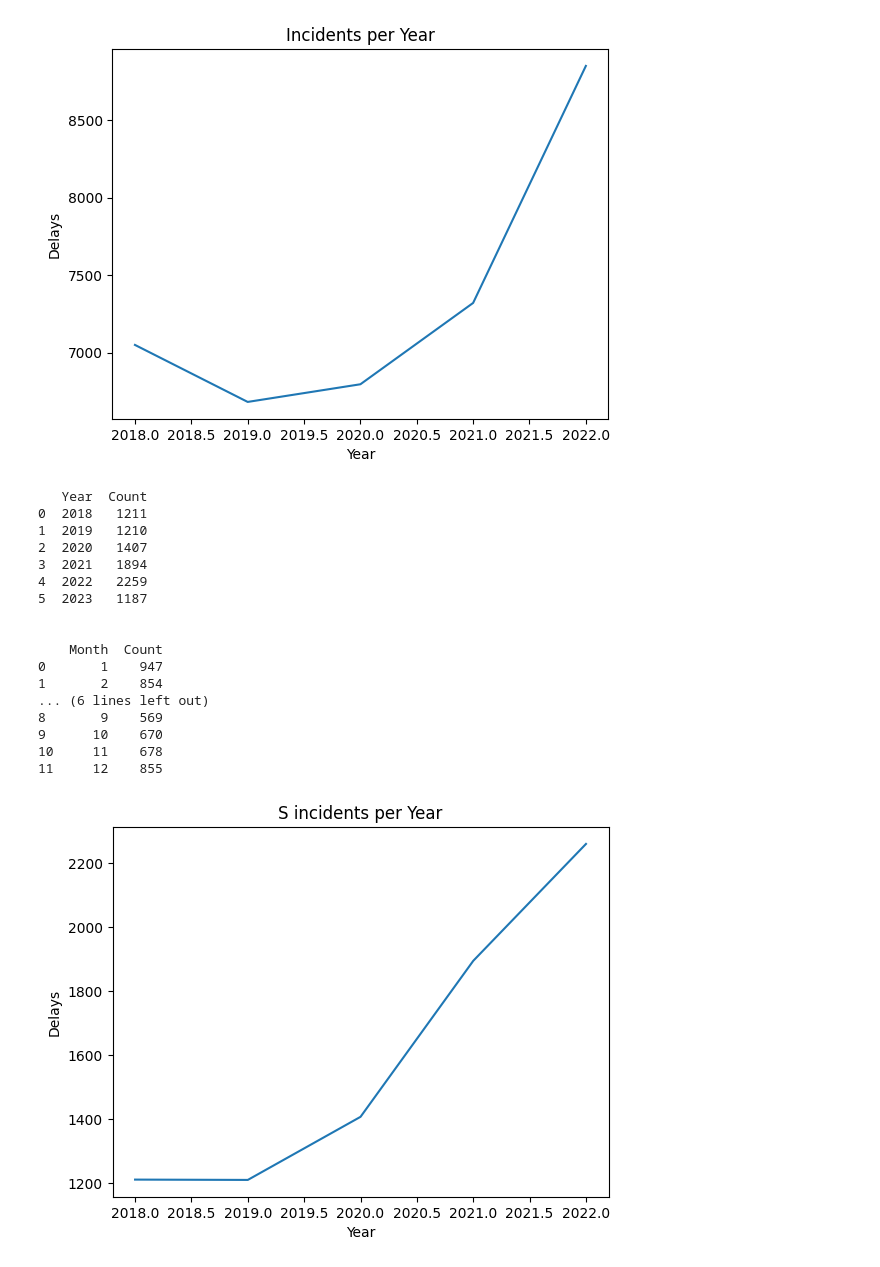
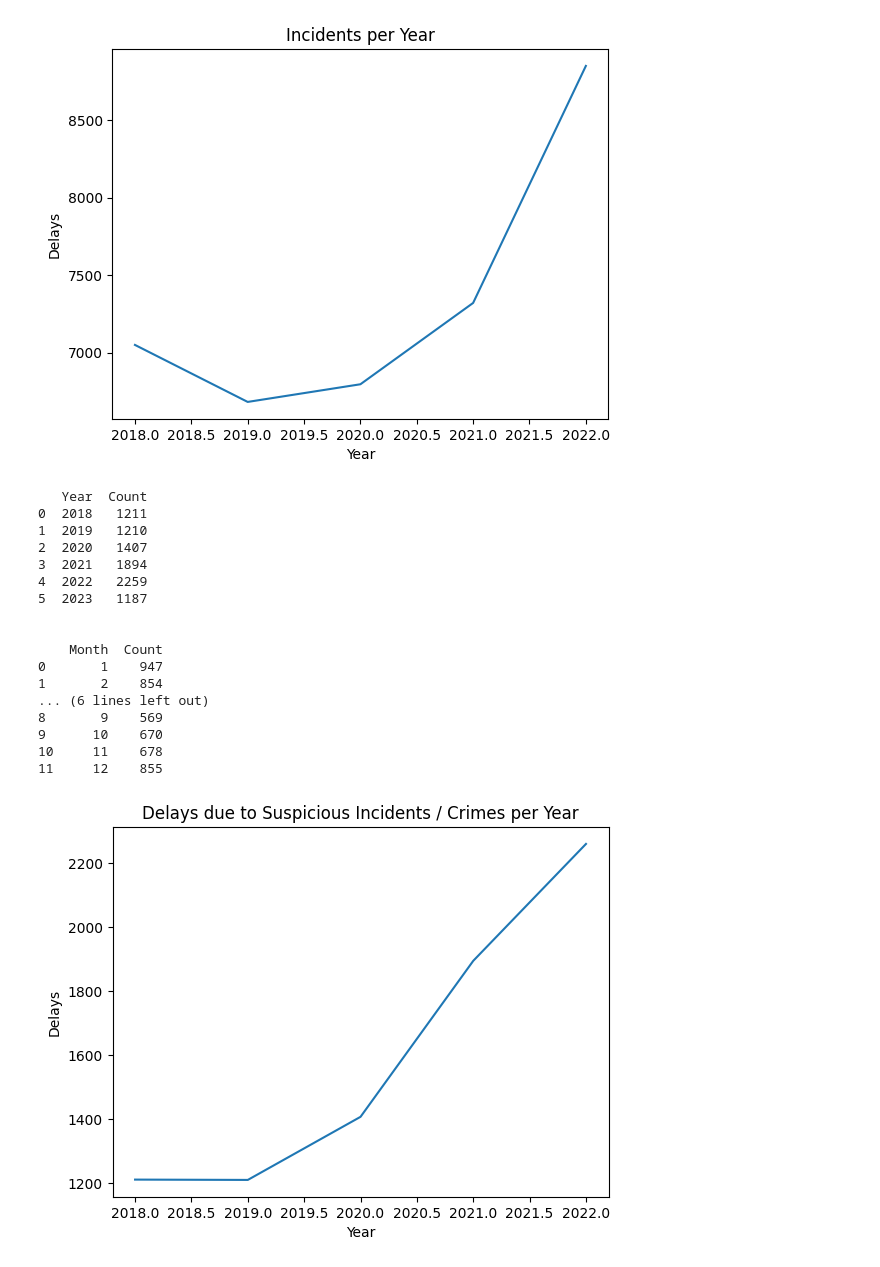
Before and after one commit to euan-nr/TTC-Incident-Reporting, a Jupyter notebook: TTC_Delays.ipynb, the cells around one changed output. Drawn from its saved outputs; the diff is of its cells as text; code cells hidden in the pictures.

```diff
--- a/TTC_Delays.ipynb
+++ b/TTC_Delays.ipynb
@@ -126,6 +126,9 @@ df['Station'] = df['Station'].str.replace('SHEPPARD STATION','SHEPPARD-YONGE STA
 #Filter for all incidents which occured at a station
 df=df[df['Station'].str.contains('STATION',case=False)]
 df=df.drop(df[df['Station']=='STATION'].index)
+# %%
+#Remove the word "STATION" totally for formatting purposes (I know, crazy right)
+df['Station'] = df['Station'].str.replace('STATION','')
 # %%
 def stationcounter(df):
   station_list=df["Station"].unique().tolist()
@@ -334,25 +324,25 @@ yearplt(df,'Incidents per Year')
 # %%
 #Filtering for S crime
 df_sus=df[df['Code'].str.startswith('S')]
 timesplit(df_sus)
-yearplt(df_sus, 'S incidents per Year')
+yearplt(df_sus, 'Delays due to Suspicious Incidents / Crimes per Year')
 # %% [output]
    Year  Count
 0  2018   1211
 1  2019   1210
 2  2020   1407
 3  2021   1894
 4  2022   2259
 5  2023   1187
 
 
     Month  Count
 0       1    947
 1       2    854
 ... (6 lines left out)
 8       9    569
 9      10    670
 10     11    678
 11     12    855
-[figure, old version]
+[figure, new version]
 # %%
```
Also changed, not shown: parts of 5 cells of this notebook.
